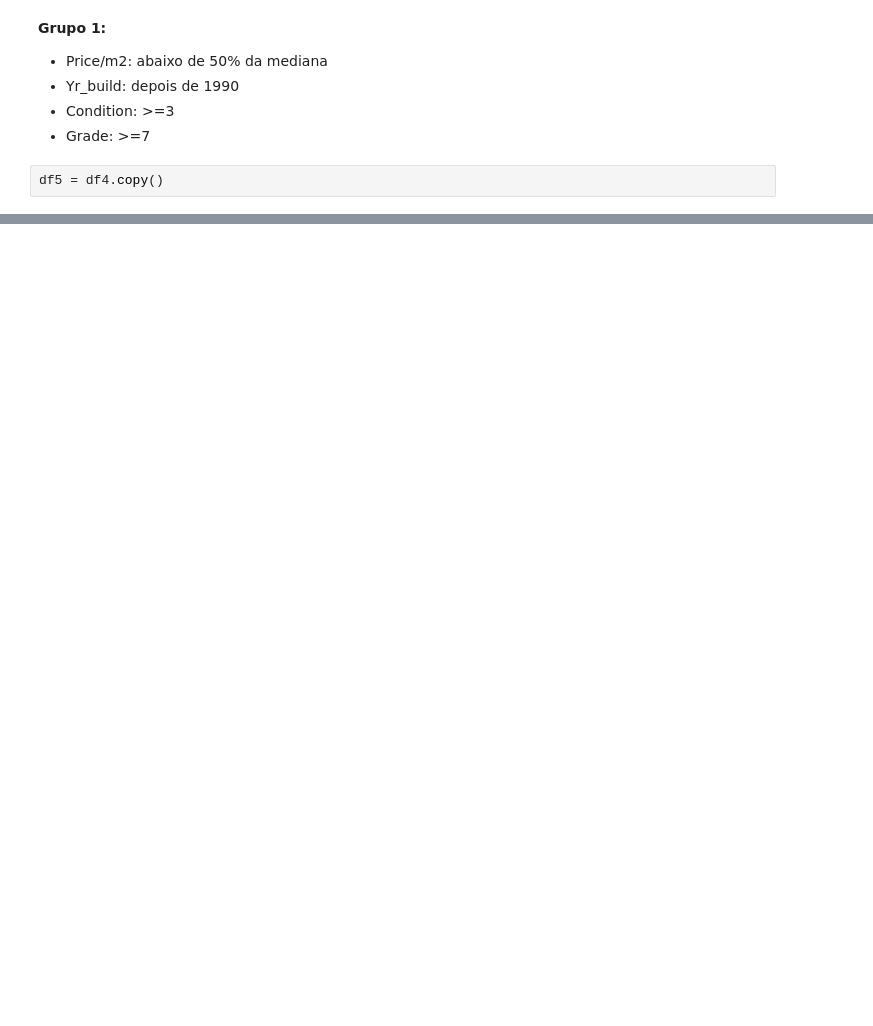
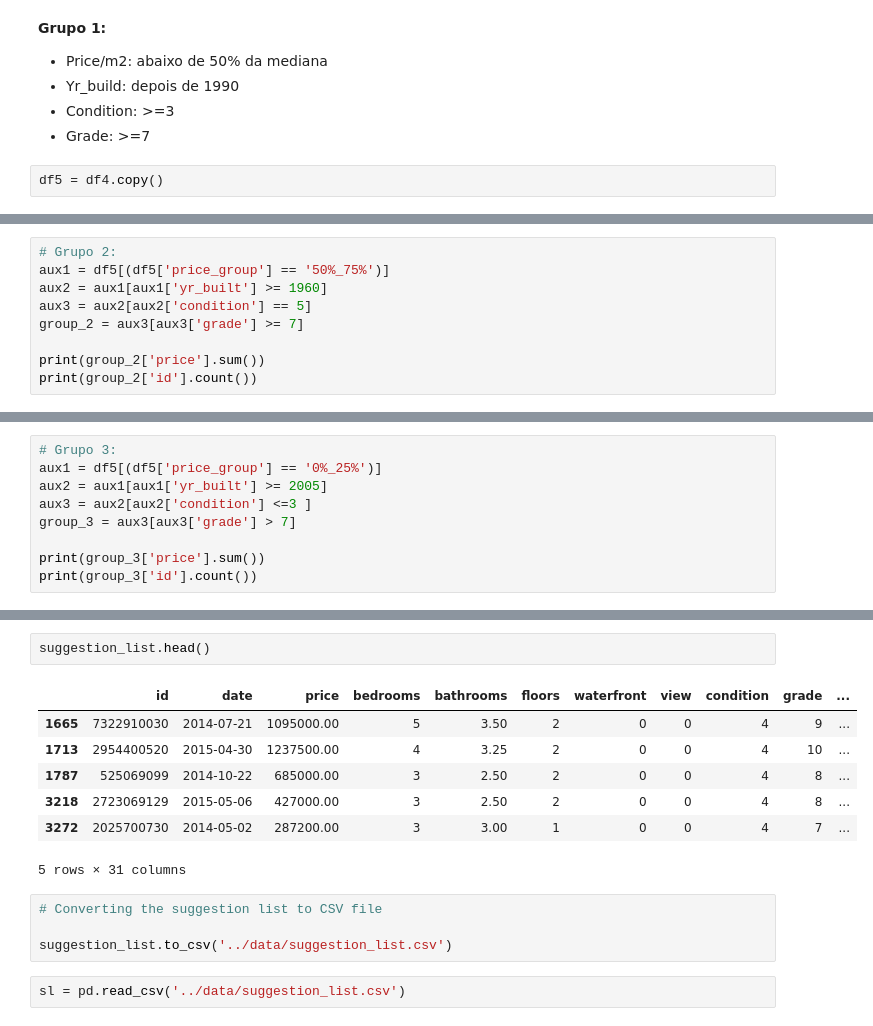
Before and after one commit to vitorhmf/house-rocket, a Jupyter notebook: notebooks/v01_sales_insight.ipynb, the cells around one changed output, grey strips where cells are left out. Drawn from its saved outputs; the diff is of its cells as text; blank space fills up the shorter version.

```diff
--- a/notebooks/v01_sales_insight.ipynb
+++ b/notebooks/v01_sales_insight.ipynb
@@ -690 +687,10 @@ print(aux4['id'].count())
 * Grade: >=7
+# %%
+# Grupo 2:
+aux1 = df5[(df5['price_group'] == '50%_75%')]
+aux2 = aux1[aux1['yr_built'] >= 1960]
+aux3 = aux2[aux2['condition'] == 5]
+group_2 = aux3[aux3['grade'] >= 7]
+
+print(group_2['price'].sum())
+print(group_2['id'].count())
@@ -690,0 +706,9 @@ print(aux4['id'].count())
+# %%
+# Grupo 3:
+aux1 = df5[(df5['price_group'] == '0%_25%')]
+aux2 = aux1[aux1['yr_built'] >= 2005]
+aux3 = aux2[aux2['condition'] <=3 ]
+group_3 = aux3[aux3['grade'] > 7]
+
+print(group_3['price'].sum())
+print(group_3['id'].count())
@@ -690,0 +803,16 @@ print(aux4['id'].count())
+# %%
+suggestion_list.head()
+# %% [output]
+|  | id | date | price | bedrooms | bathrooms | floors | waterfront | view | condition | grade | ... |
+| 1665 | 7322910030 | 2014-07-21 | 1095000.00 | 5 | 3.50 | 2 | 0 | 0 | 4 | 9 | ... |
+| 1713 | 2954400520 | 2015-04-30 | 1237500.00 | 4 | 3.25 | 2 | 0 | 0 | 4 | 10 | ... |
+| 1787 | 525069099 | 2014-10-22 | 685000.00 | 3 | 2.50 | 2 | 0 | 0 | 4 | 8 | ... |
+| 3218 | 2723069129 | 2015-05-06 | 427000.00 | 3 | 2.50 | 2 | 0 | 0 | 4 | 8 | ... |
+| 3272 | 2025700730 | 2014-05-02 | 287200.00 | 3 | 3.00 | 1 | 0 | 0 | 4 | 7 | ... |
+5 rows × 31 columns
+# %%
+# Converting the suggestion list to CSV file
+
+suggestion_list.to_csv('../data/suggestion_list.csv')
+# %%
+sl = pd.read_csv('../data/suggestion_list.csv')
```
Also changed, not shown: parts of 44 cells of this notebook, 9 other files.
